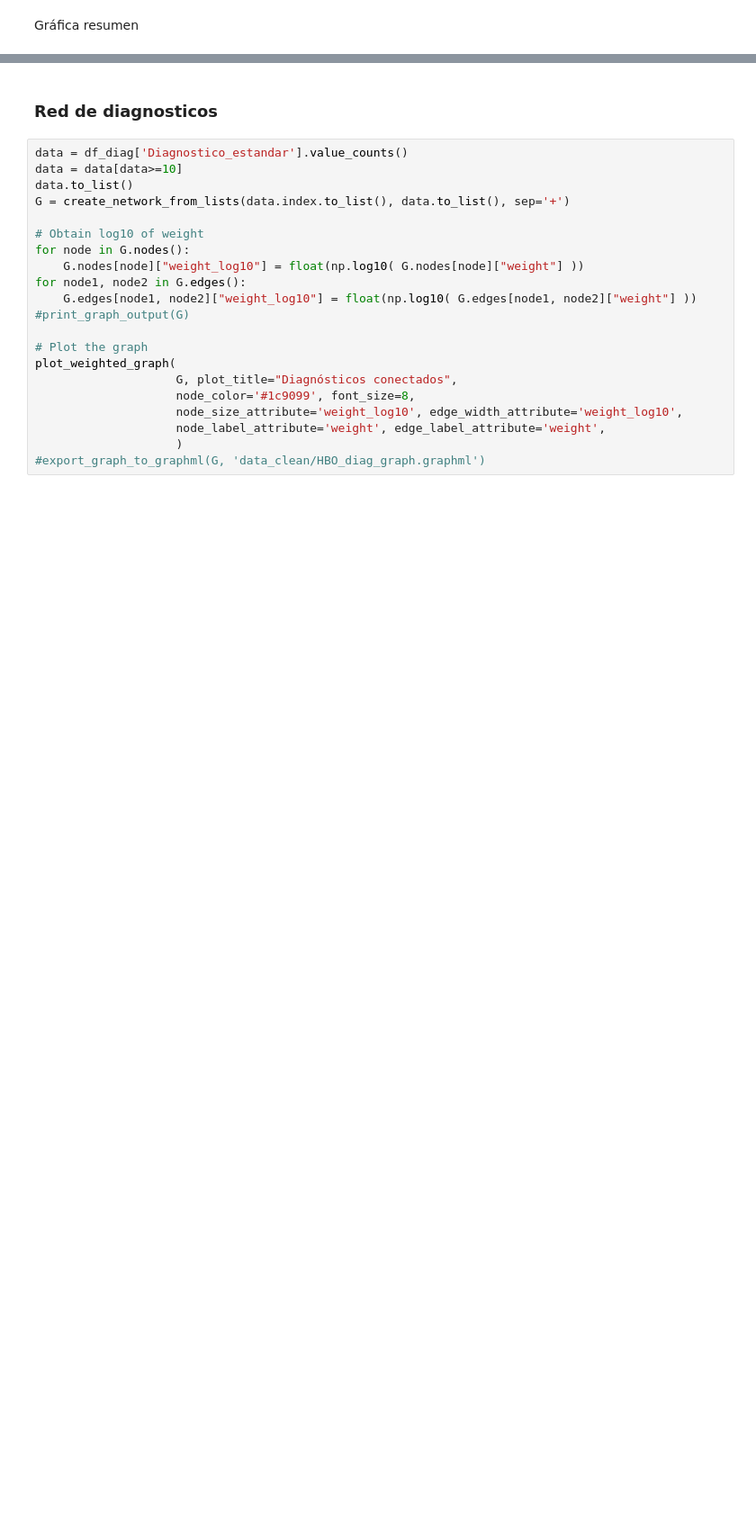
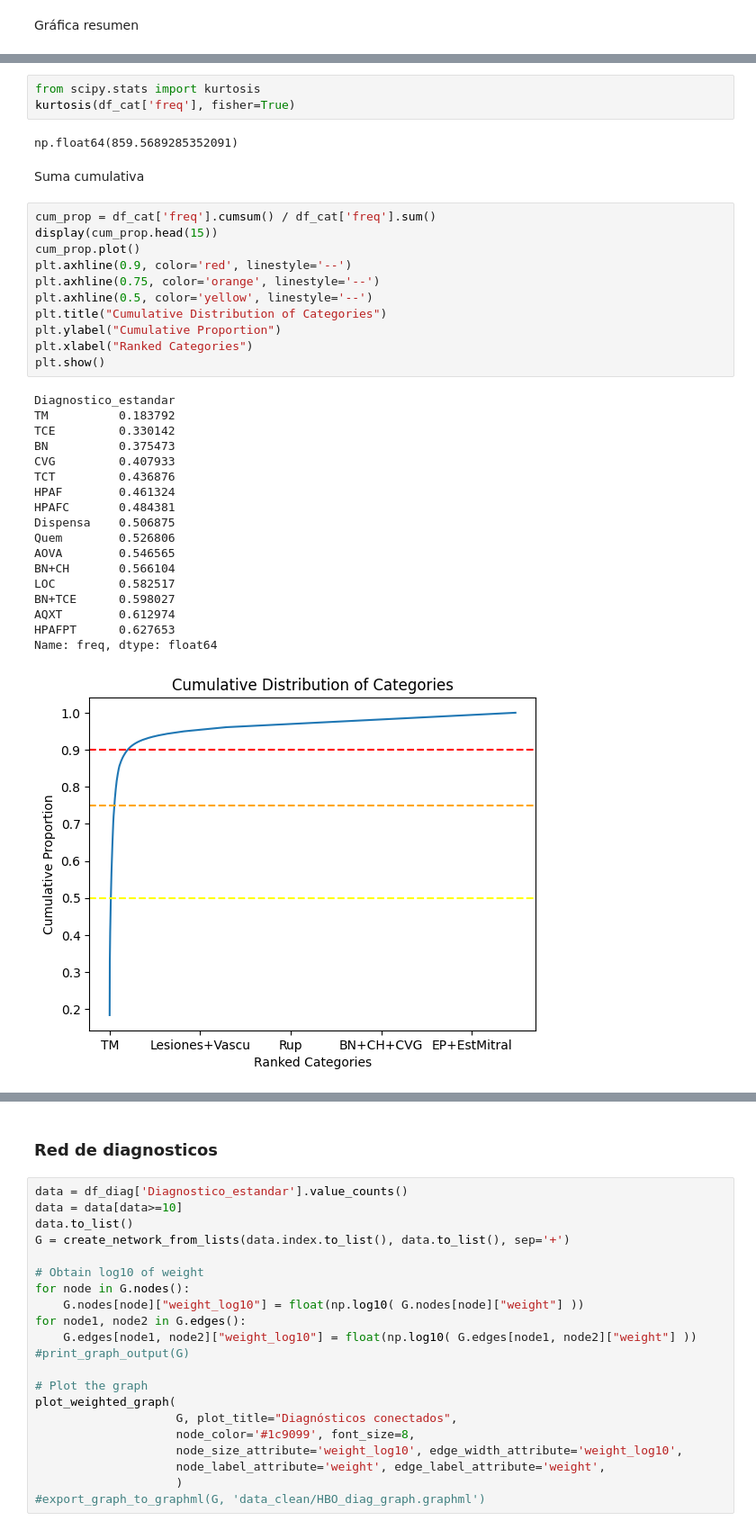
Before and after one commit to mar-esther23/SEMEFO_busqueda, a Jupyter notebook: HBO_analisis_diag.ipynb, the cells around one changed output, grey strips where cells are left out. Shown at 90% size. Drawn from its saved outputs; the diff is of its cells as text; blank space fills up the shorter version.

```diff
--- a/HBO_analisis_diag.ipynb
+++ b/HBO_analisis_diag.ipynb
@@ -156,0 +175,37 @@ plt.show()
+# %%
+from scipy.stats import kurtosis
+kurtosis(df_cat['freq'], fisher=True)
+# %% [output]
+np.float64(859.5689285352091)
+# %% [markdown]
+Suma cumulativa
+# %%
+cum_prop = df_cat['freq'].cumsum() / df_cat['freq'].sum()
+display(cum_prop.head(15))
+cum_prop.plot()
+plt.axhline(0.9, color='red', linestyle='--')
+plt.axhline(0.75, color='orange', linestyle='--')
+plt.axhline(0.5, color='yellow', linestyle='--')
+plt.title("Cumulative Distribution of Categories")
+plt.ylabel("Cumulative Proportion")
+plt.xlabel("Ranked Categories")
+plt.show()
+# %% [output]
+Diagnostico_estandar
+TM          0.183792
+TCE         0.330142
+BN          0.375473
+CVG         0.407933
+TCT         0.436876
+HPAF        0.461324
+HPAFC       0.484381
+Dispensa    0.506875
+Quem        0.526806
+AOVA        0.546565
+BN+CH       0.566104
+LOC         0.582517
+BN+TCE      0.598027
+AQXT        0.612974
+HPAFPT      0.627653
+Name: freq, dtype: float64
+[figure, added]
```
Also changed, not shown: parts of 19 cells of this notebook, 4 other files.
